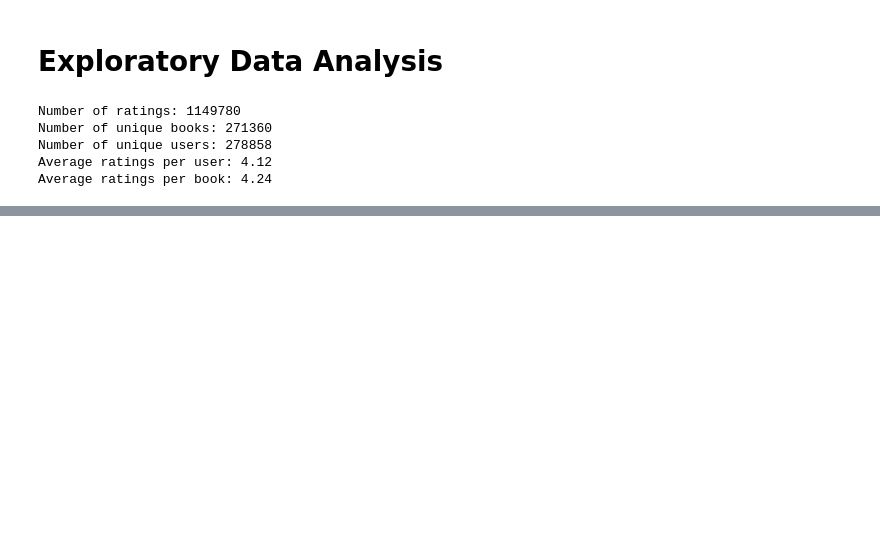
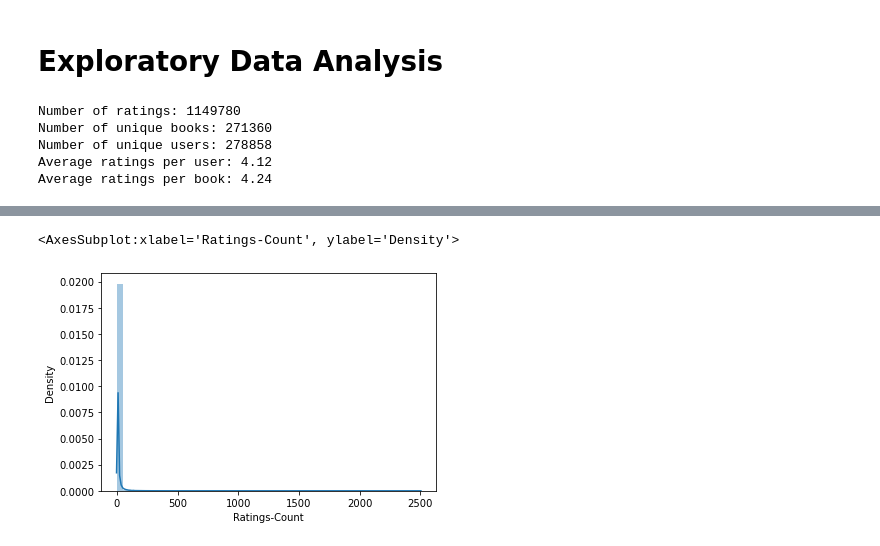
Before and after one commit to tyedem/Books-Recommendation-System, a Jupyter notebook: recommendations.ipynb, the cells around one changed output, grey strips where cells are left out. Cells and saved outputs as stored; diff of their text form; code cells hidden in the pictures; blank space fills up the shorter version.

Commit message:
Initiate exploratory data analysis

```diff
--- a/recommendations.ipynb
+++ b/recommendations.ipynb
@@ -54,0 +70,3 @@ ratings_df.head()
+# %%
+# Merge user_ratings_df with books_df
+books_user_ratings_df = pd.merge(user_ratings_df, books_df, on='ISBN')
@@ -84,0 +141,9 @@ Average ratings per book: 4.24
+# %%
+# Count # of ratings per book and sort values
+ratings_data = pd.DataFrame(books_user_ratings_df.groupby('Book-Title')['Book-Rating'].mean())
+# %%
+# Count # of ratings per book and sort values
+ratings_data['Ratings-Count'] = pd.DataFrame(books_user_ratings_df.groupby('Book-Title')['Book-Rating'].count())
+# %%
+# Rename column for Average-Rating
+ratings_data.rename(columns = {'Book-Rating': 'Average-Rating'}, inplace=True)
@@ -84,0 +161,5 @@ Average ratings per book: 4.24
+# %%
+sns.distplot(ratings_data['Ratings-Count'])
+# %% [output]
+<AxesSubplot:xlabel='Ratings-Count', ylabel='Density'>
+[figure, added]
```
Also changed, not shown: parts of 12 cells of this notebook.
